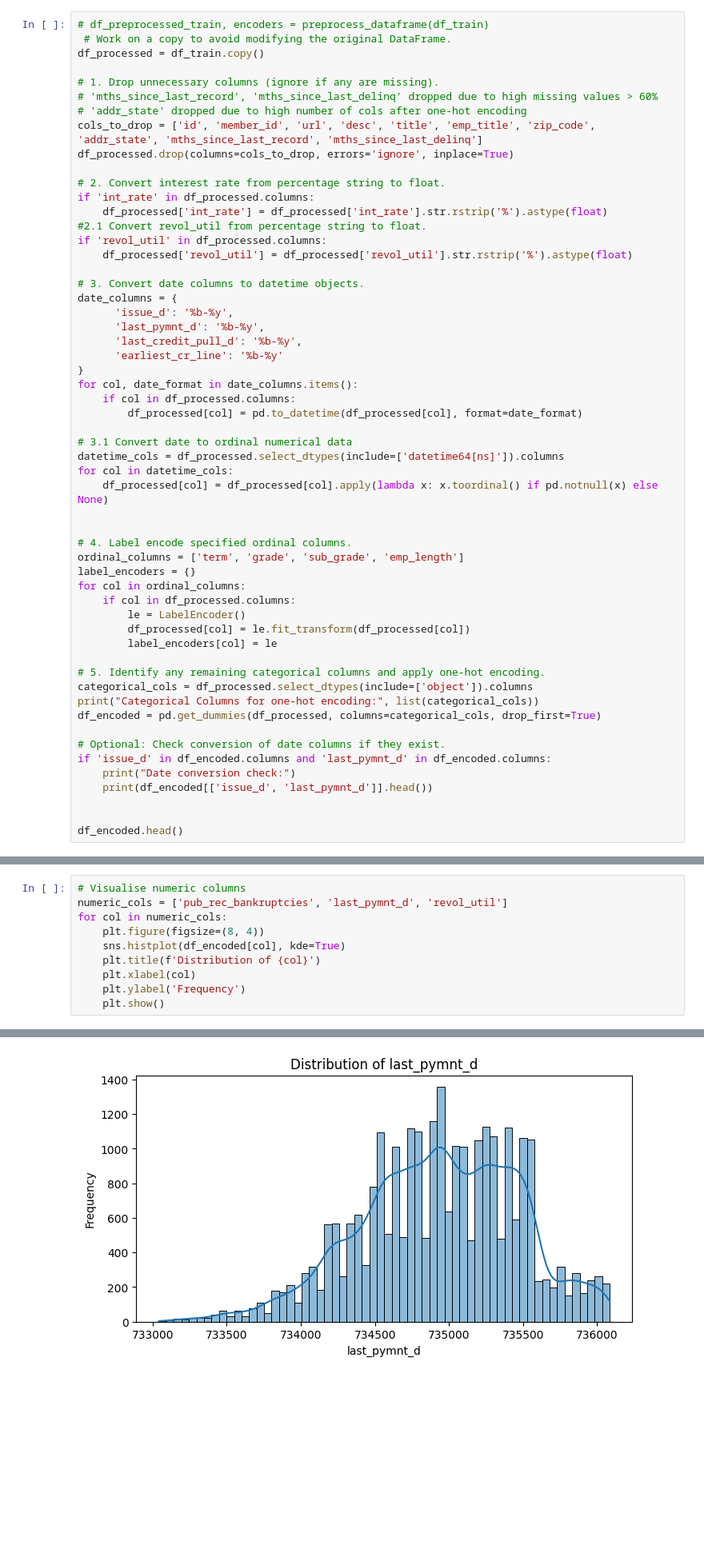
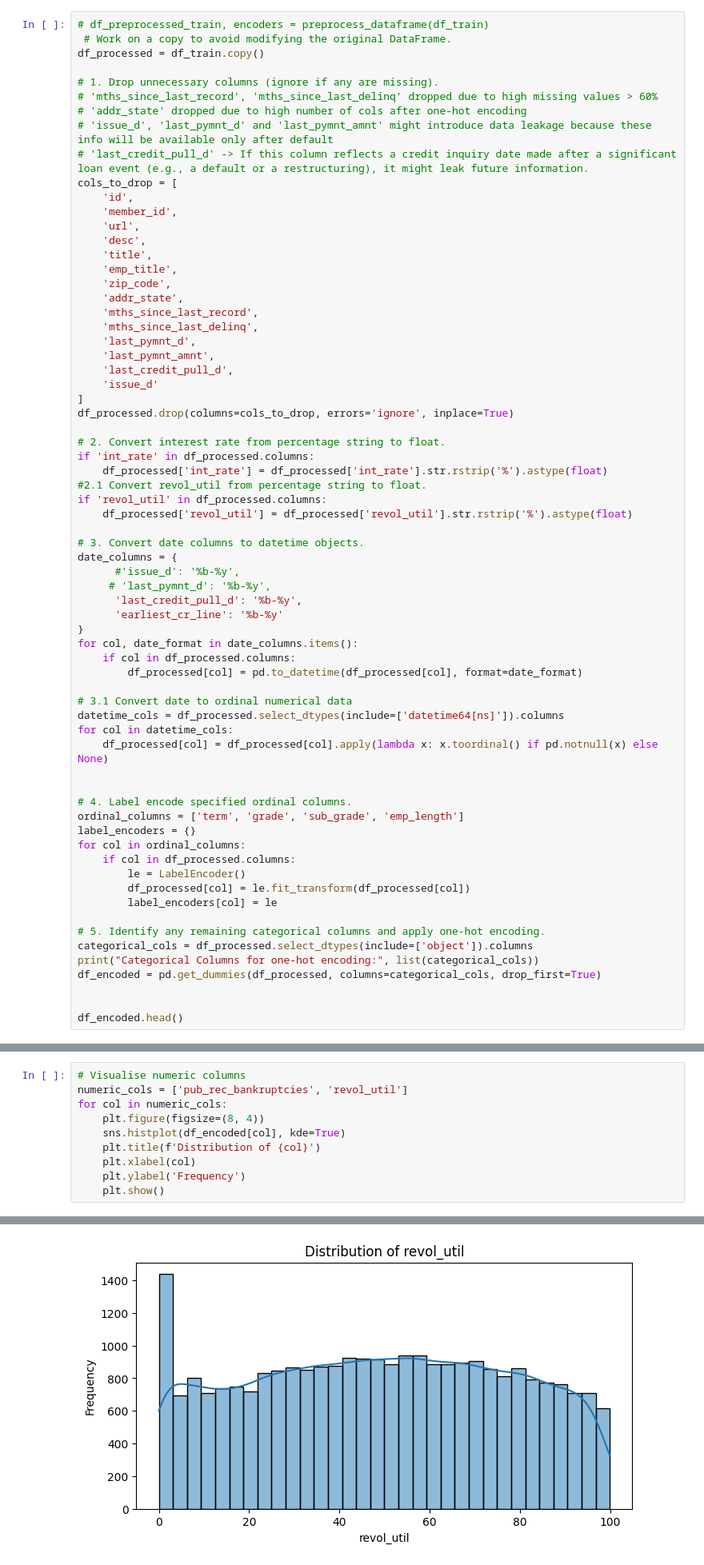
Before and after one commit to dhanmoti/ml-exercise, a Jupyter notebook: SMU_FNCE685_G2_PD_Prediction_v2.ipynb, the cells around one changed output, grey strips where cells are left out. Shown: that part at 80% size. Drawn from its saved outputs; the diff is of its cells as text; blank space fills up the shorter version.

Commit message:
Removed features with potential data leakage

```diff
--- a/SMU_FNCE685_G2_PD_Prediction_v2.ipynb
+++ b/SMU_FNCE685_G2_PD_Prediction_v2.ipynb
@@ -397,7 +397,24 @@ df_processed = df_train.copy()
 # 1. Drop unnecessary columns (ignore if any are missing).
 # 'mths_since_last_record', 'mths_since_last_delinq' dropped due to high missing values > 60%
 # 'addr_state' dropped due to high number of cols after one-hot encoding
-cols_to_drop = ['id', 'member_id', 'url', 'desc', 'title', 'emp_title', 'zip_code', 'addr_state', 'mths_since_last_record', 'mths_since_last_delinq']
+# 'issue_d', 'last_pymnt_d' and 'last_pymnt_amnt' might introduce data leakage because these info will be available only after default
+# 'last_credit_pull_d' -> If this column reflects a credit inquiry date made after a significant loan event (e.g., a default or a restructuring), it might leak future information.
+cols_to_drop = [
+    'id',
+    'member_id',
+    'url',
+    'desc',
+    'title',
+    'emp_title',
+    'zip_code',
+    'addr_state',
+    'mths_since_last_record',
+    'mths_since_last_delinq',
+    'last_pymnt_d',
+    'last_pymnt_amnt',
+    'last_credit_pull_d',
+    'issue_d'
+]
 df_processed.drop(columns=cols_to_drop, errors='ignore', inplace=True)
 
 # 2. Convert interest rate from percentage string to float.
@@ -409,8 +426,8 @@ if 'revol_util' in df_processed.columns:
 
 # 3. Convert date columns to datetime objects.
 date_columns = {
-      'issue_d': '%b-%y',
-      'last_pymnt_d': '%b-%y',
+      #'issue_d': '%b-%y',
+     # 'last_pymnt_d': '%b-%y',
       'last_credit_pull_d': '%b-%y',
       'earliest_cr_line': '%b-%y'
 }
@@ -438,11 +455,6 @@ categorical_cols = df_processed.select_dtypes(include=['object']).columns
 print("Categorical Columns for one-hot encoding:", list(categorical_cols))
 df_encoded = pd.get_dummies(df_processed, columns=categorical_cols, drop_first=True)
 
-# Optional: Check conversion of date columns if they exist.
-if 'issue_d' in df_encoded.columns and 'last_pymnt_d' in df_encoded.columns:
-    print("Date conversion check:")
-    print(df_encoded[['issue_d', 'last_pymnt_d']].head())
-
 
 df_encoded.head()
 # %% [output]
@@ -517,6 +522,6 @@ print(missing_table)
 # %%
 # Visualise numeric columns
-numeric_cols = ['pub_rec_bankruptcies', 'last_pymnt_d', 'revol_util']
+numeric_cols = ['pub_rec_bankruptcies', 'revol_util']
 for col in numeric_cols:
     plt.figure(figsize=(8, 4))
     sns.histplot(df_encoded[col], kde=True)
@@ -529 +534 @@ for col in numeric_cols:
-[figure, old version]
+[figure, new version]
```
Also changed, not shown: parts of 16 cells of this notebook.
